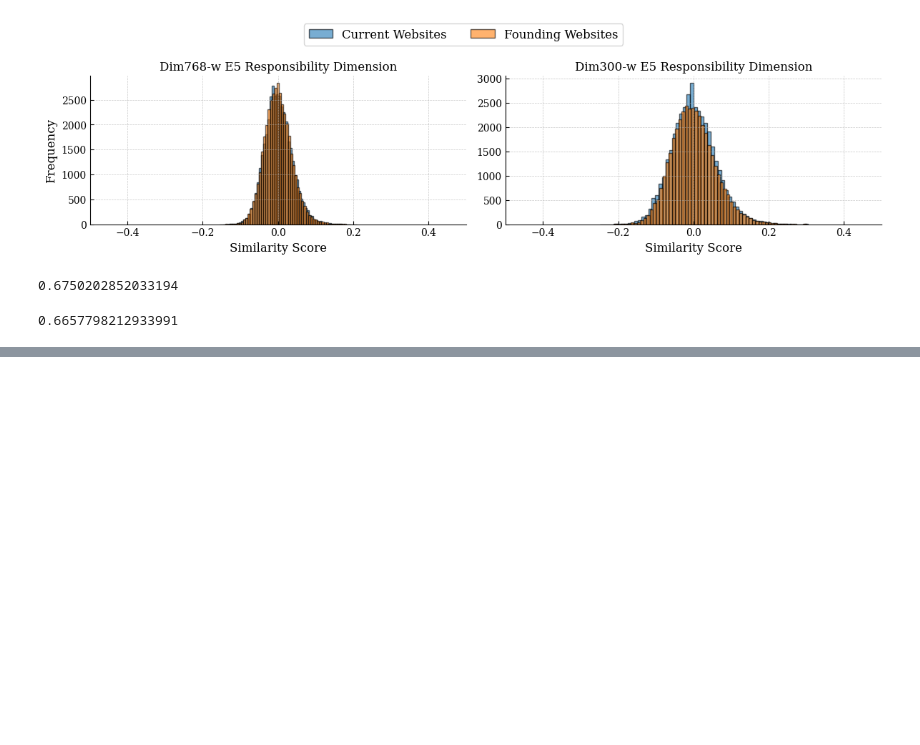
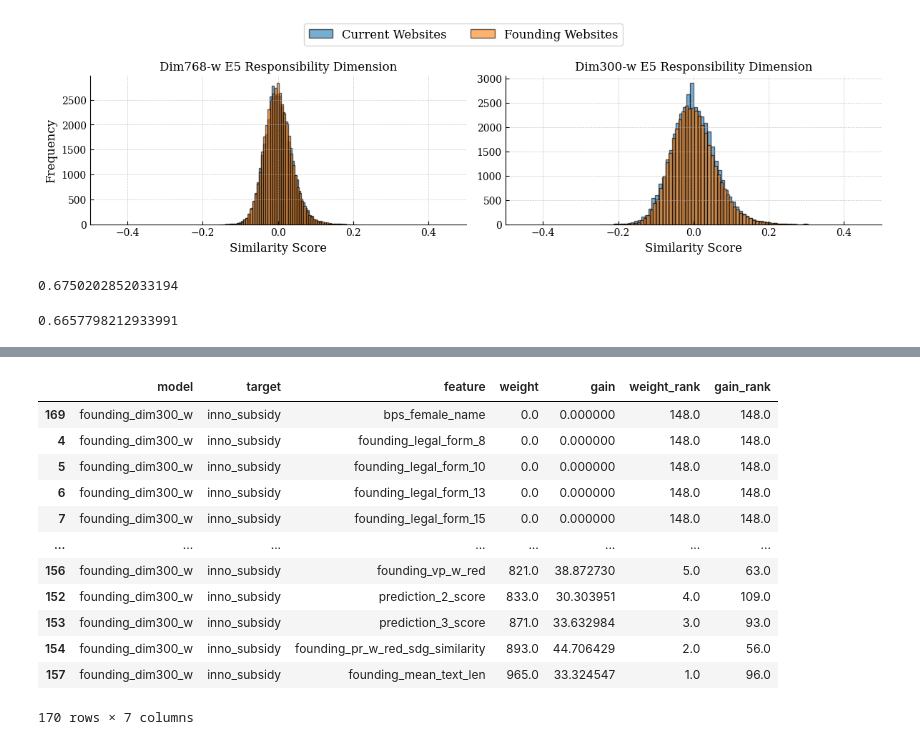
Before and after one commit to MaBlock7/company_success_prediction, a Jupyter notebook: notebooks/summary_statistics.ipynb, the cells around one changed output, grey strips where cells are left out. Saved outputs shown, nothing was run; the diff lists cells and outputs as text; code cells hidden in the pictures; blank space fills up the shorter version.

```diff
--- a/notebooks/summary_statistics.ipynb
+++ b/notebooks/summary_statistics.ipynb
@@ -620,0 +804,31 @@ np.mean([0.6272411754119855, 0.6607949644720088, 0.6880904754577627, 0.634985453
+# %%
+for model_name in ['founding_base', 'founding_dim768_w', 'current_dim768', 'current_base', 'founding_dim768', 'current_dim300_w', 'founding_doc2vec', 'current_doc2vec', 'current_dim768_w', 'founding_dim300_w']:
+    with open(MODELS_DIR / 'experiment_c' / model_name / 'xgb_target_acquisition_encoded_feature_names.json', 'r') as f:  # Doesn't matter which one
+        features = json.load(f)
+    for target in ['acquisition', 'inv_exit', 'non_gov_investment', 'inno_subsidy']:
+        model = joblib.load(MODELS_DIR / 'experiment_c' / model_name / 'trained_models' / f'xgb_target_{target}.joblib')
+
+        booster = model.get_booster()
+        weights = booster.get_score(importance_type='weight')
+        gains = booster.get_score(importance_type='gain')
+
+        feature_importances = []
+        for i, fname in enumerate(features):
+            key = f"f{i}"
+            weight = weights.get(key, 0.0)
+            gain = gains.get(key, 0.0)
+            feature_importances.append((model_name, target, fname, weight, gain))
+
+        df = pd.DataFrame(feature_importances, columns=['model', 'target', 'feature', 'weight', 'gain'])
+        df.sort_values(by='weight', ascending=False, inplace=True)
+        df['weight_rank'] = df['weight'].rank(ascending=False)
+        df['gain_rank'] = df['gain'].rank(ascending=False)
+        df.to_csv(MODELS_DIR / 'experiment_c' / model_name / f'{model_name}_{target}_feature_importance_report.csv', index=False)
+
+        plot_top_xgb_importances(
+            df,
+            model_name,
+            target,
+            save_dir=MODELS_DIR / 'experiment_c' / model_name,
+            top_n=20
+        )
@@ -620,0 +853,16 @@ np.mean([0.6272411754119855, 0.6607949644720088, 0.6880904754577627, 0.634985453
+# %%
+df.sort_values('weight')
+# %% [output]
+|  | model | target | feature | weight | gain | weight_rank | gain_rank |
+| 169 | founding_dim300_w | inno_subsidy | bps_female_name | 0.0 | 0.000000 | 148.0 | 148.0 |
+| 4 | founding_dim300_w | inno_subsidy | founding_legal_form_8 | 0.0 | 0.000000 | 148.0 | 148.0 |
+| 5 | founding_dim300_w | inno_subsidy | founding_legal_form_10 | 0.0 | 0.000000 | 148.0 | 148.0 |
+| 6 | founding_dim300_w | inno_subsidy | founding_legal_form_13 | 0.0 | 0.000000 | 148.0 | 148.0 |
+| 7 | founding_dim300_w | inno_subsidy | founding_legal_form_15 | 0.0 | 0.000000 | 148.0 | 148.0 |
+| ... | ... | ... | ... | ... | ... | ... | ... |
+| 156 | founding_dim300_w | inno_subsidy | founding_vp_w_red | 821.0 | 38.872730 | 5.0 | 63.0 |
+| 152 | founding_dim300_w | inno_subsidy | prediction_2_score | 833.0 | 30.303951 | 4.0 | 109.0 |
+| 153 | founding_dim300_w | inno_subsidy | prediction_3_score | 871.0 | 33.632984 | 3.0 | 93.0 |
+| 154 | founding_dim300_w | inno_subsidy | founding_pr_w_red_sdg_similarity | 893.0 | 44.706429 | 2.0 | 56.0 |
+| 157 | founding_dim300_w | inno_subsidy | founding_mean_text_len | 965.0 | 33.324547 | 1.0 | 96.0 |
+170 rows × 7 columns
```
Also changed, not shown: parts of 17 cells of this notebook, 3 other files.
